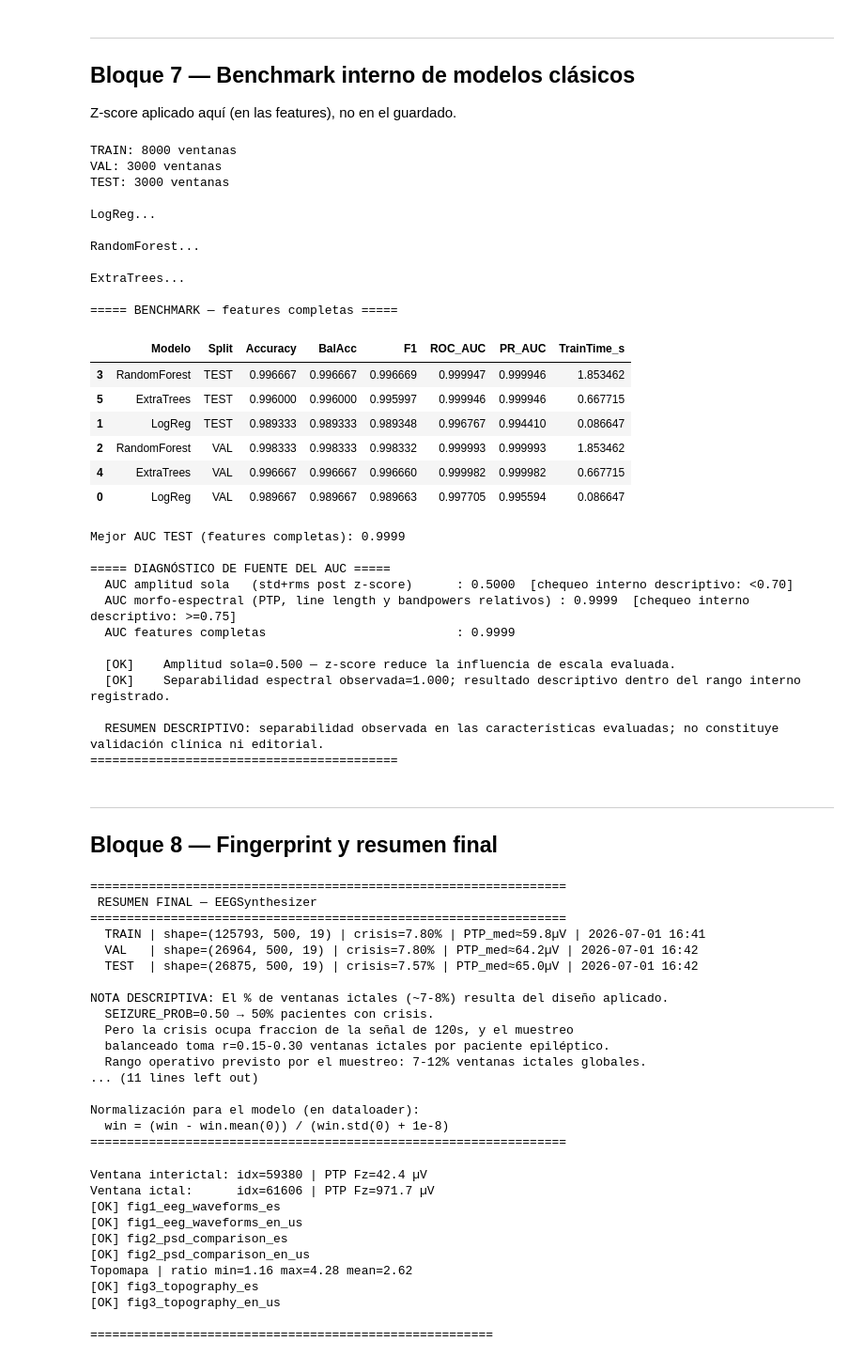
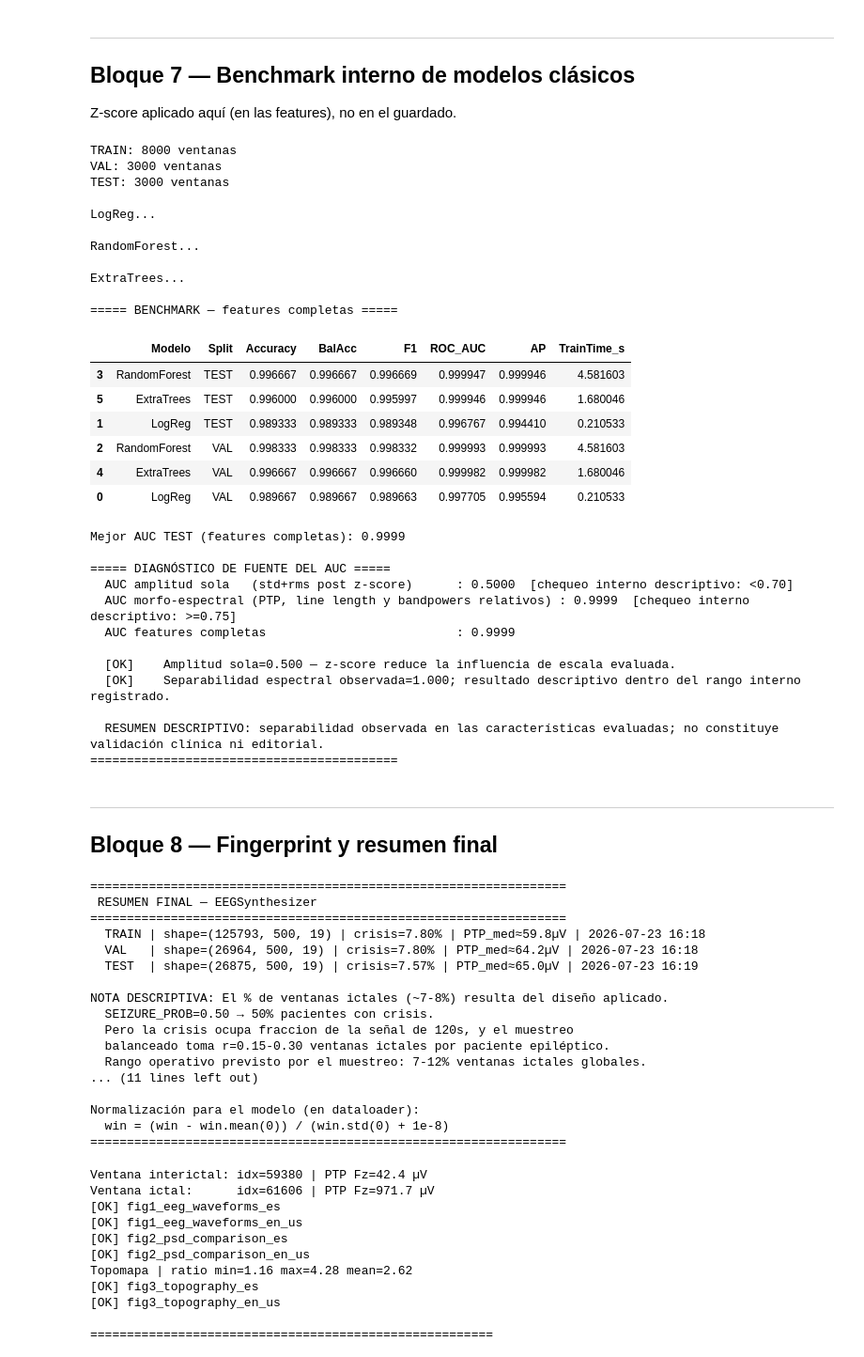
Before and after one commit to EMENESES86/EEGSynthesizer, a Jupyter notebook: 1_0_EEGSynthesizer_DATASET.ipynb, the cells around one changed output. Shown at 94% size. Drawn from its saved outputs; the diff is of its cells as text; code cells hidden in the pictures.

```diff
--- a/1_0_EEGSynthesizer_DATASET.ipynb
+++ b/1_0_EEGSynthesizer_DATASET.ipynb
@@ -921,7 +921,7 @@ for nm,mdl in mdls.items():
         rows_bm.append({'Modelo':nm,'Split':sn,
                         'Accuracy':accuracy_score(ys,p),'BalAcc':balanced_accuracy_score(ys,p),
                         'F1':f1_score(ys,p),'ROC_AUC':roc_auc_score(ys,sc),
-                        'PR_AUC':average_precision_score(ys,sc),'TrainTime_s':tt})
+                        'AP':average_precision_score(ys,sc),'TrainTime_s':tt})
 
 df_bm=pd.DataFrame(rows_bm).sort_values(['Split','ROC_AUC'],ascending=[True,False])
 print("\n===== BENCHMARK — features completas =====")
@@ -963,40 +963,40 @@ amp_ok  = auc_amp_only  < 0.70
 spec_ok = auc_spec_only >= 0.75
 if amp_ok:
     print(f"  [OK]    Amplitud sola={auc_amp_only:.3f} — z-score reduce la influencia de escala evaluada.")
 else:
     print(f"  [ALERTA] Amplitud sola={auc_amp_only:.3f} — resultado descriptivo asociado a escala fuera del rango interno registrado.")
 if spec_ok:
     print(f"  [OK]    Separabilidad espectral observada={auc_spec_only:.3f}; resultado descriptivo dentro del rango interno registrado.")
 else:
     print(f"  [REVISAR] Separabilidad espectral observada={auc_spec_only:.3f}; resultado descriptivo fuera del rango interno registrado.")
 if amp_ok and spec_ok:
     print("\n  RESUMEN DESCRIPTIVO: separabilidad observada en las características evaluadas; no constituye validación clínica ni editorial.")
 elif not amp_ok:
     print("\n  RESUMEN DESCRIPTIVO: se observa contribución de amplitud al AUC en el chequeo interno.")
 else:
     print("\n  RESUMEN DESCRIPTIVO: la separabilidad espectral observada queda fuera del rango interno registrado.")
 print("==========================================")
 
 df_bm.to_csv(os.path.join(SAVE_DIR,'benchmark_modelos.csv'), index=False)
 # %% [output]
 TRAIN: 8000 ventanas
 VAL: 3000 ventanas
 TEST: 3000 ventanas
 
 LogReg...
 
 RandomForest...
 
 ExtraTrees...
 
 ===== BENCHMARK — features completas =====
-|  | Modelo | Split | Accuracy | BalAcc | F1 | ROC_AUC | PR_AUC | TrainTime_s |
-| 3 | RandomForest | TEST | 0.996667 | 0.996667 | 0.996669 | 0.999947 | 0.999946 | 1.853462 |
-| 5 | ExtraTrees | TEST | 0.996000 | 0.996000 | 0.995997 | 0.999946 | 0.999946 | 0.667715 |
-| 1 | LogReg | TEST | 0.989333 | 0.989333 | 0.989348 | 0.996767 | 0.994410 | 0.086647 |
-| 2 | RandomForest | VAL | 0.998333 | 0.998333 | 0.998332 | 0.999993 | 0.999993 | 1.853462 |
-| 4 | ExtraTrees | VAL | 0.996667 | 0.996667 | 0.996660 | 0.999982 | 0.999982 | 0.667715 |
-| 0 | LogReg | VAL | 0.989667 | 0.989667 | 0.989663 | 0.997705 | 0.995594 | 0.086647 |
+|  | Modelo | Split | Accuracy | BalAcc | F1 | ROC_AUC | AP | TrainTime_s |
+| 3 | RandomForest | TEST | 0.996667 | 0.996667 | 0.996669 | 0.999947 | 0.999946 | 4.581603 |
+| 5 | ExtraTrees | TEST | 0.996000 | 0.996000 | 0.995997 | 0.999946 | 0.999946 | 1.680046 |
+| 1 | LogReg | TEST | 0.989333 | 0.989333 | 0.989348 | 0.996767 | 0.994410 | 0.210533 |
+| 2 | RandomForest | VAL | 0.998333 | 0.998333 | 0.998332 | 0.999993 | 0.999993 | 4.581603 |
+| 4 | ExtraTrees | VAL | 0.996667 | 0.996667 | 0.996660 | 0.999982 | 0.999982 | 1.680046 |
+| 0 | LogReg | VAL | 0.989667 | 0.989667 | 0.989663 | 0.997705 | 0.995594 | 0.210533 |
 Mejor AUC TEST (features completas): 0.9999
 
 ===== DIAGNÓSTICO DE FUENTE DEL AUC =====
@@ -1059,9 +1059,9 @@ print("="*65)
 =================================================================
  RESUMEN FINAL — EEGSynthesizer
 =================================================================
-  TRAIN | shape=(125793, 500, 19) | crisis=7.80% | PTP_med≈59.8µV | 2026-07-01 16:41
-  VAL   | shape=(26964, 500, 19) | crisis=7.80% | PTP_med≈64.2µV | 2026-07-01 16:42
-  TEST  | shape=(26875, 500, 19) | crisis=7.57% | PTP_med≈65.0µV | 2026-07-01 16:42
+  TRAIN | shape=(125793, 500, 19) | crisis=7.80% | PTP_med≈59.8µV | 2026-07-23 16:18
+  VAL   | shape=(26964, 500, 19) | crisis=7.80% | PTP_med≈64.2µV | 2026-07-23 16:18
+  TEST  | shape=(26875, 500, 19) | crisis=7.57% | PTP_med≈65.0µV | 2026-07-23 16:19
 
 NOTA DESCRIPTIVA: El % de ventanas ictales (~7-8%) resulta del diseño aplicado.
   SEIZURE_PROB=0.50 → 50% pacientes con crisis.
```
Also changed, not shown: parts of 1 cell of this notebook, 1 other file.
